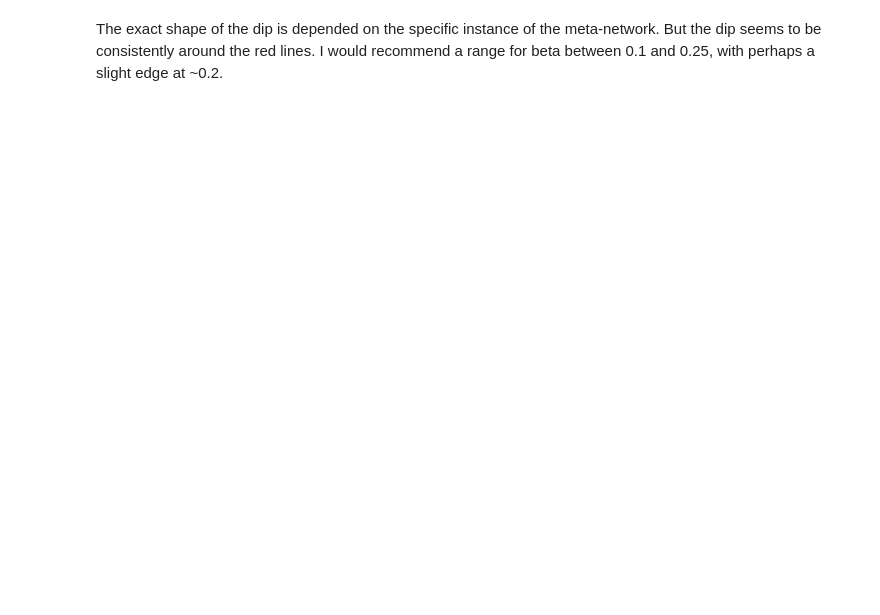
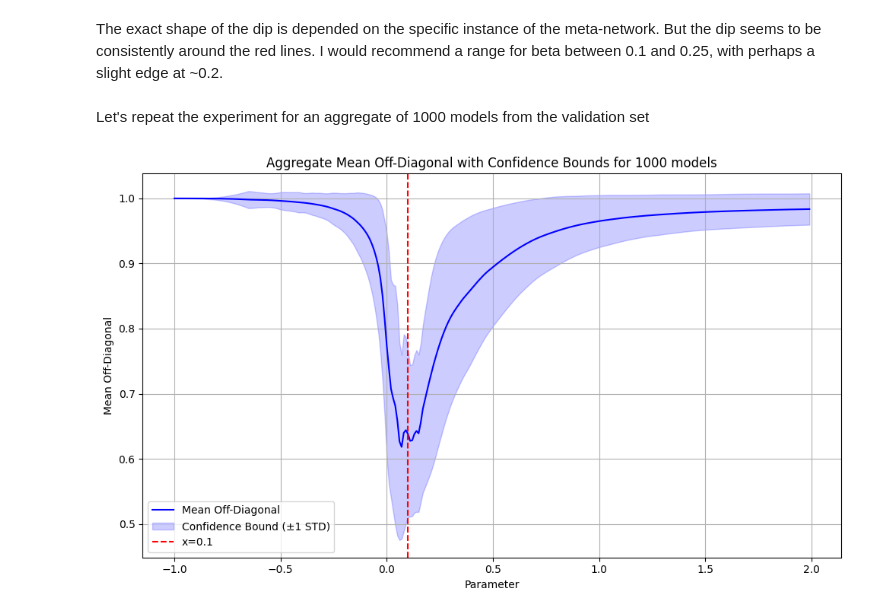
Before and after one commit to SimonIlic/WeightSpaceClassifier, a Jupyter notebook: notebooks/unlearning_directions.ipynb, the cells around one changed output. Cells and saved outputs as stored; diff of their text form; code cells hidden in the pictures; blank space fills up the shorter version.

```diff
--- a/notebooks/unlearning_directions.ipynb
+++ b/notebooks/unlearning_directions.ipynb
@@ -246,2 +267,23 @@ plt.show()
 # %% [markdown]
 The exact shape of the dip is depended on the specific instance of the meta-network. But the dip seems to be consistently around the red lines. I would recommend a range for beta between 0.1 and 0.25, with perhaps a slight edge at ~0.2.
+# %% [markdown]
+Let's repeat the experiment for an aggregate of 1000 models from the validation set
+# %%
+# Function to compute mean off-diagonal for all models in the validation set
+def compute_mean_off_diag_for_all_models(loss_fn, meta_network, weights_val, accuracies_val, parameters):
+    results = []
+    for model_idx in range(1000):
+        model_weights_tensor = th.tensor(weights_val[-model_idx], dtype=th.float32, requires_grad=True).unsqueeze(0)
+        model_weights_tensor.retain_grad()
+        true = th.tensor(accuracies_val[model_idx])
+        mean_off_diags = [
+            compute_mean_off_diag(loss_fn, meta_network, model_weights_tensor, parameter=param)
+            for param in parameters
+        ]
+        results.append(mean_off_diags)
+    return np.array(results)
+
+# Compute mean off-diagonal for the entire validation set
+all_mean_off_diags = compute_mean_off_diag_for_all_models(
+    boost_loss_fn, meta_network, weights_val, accuracies_val, parameters
+)
@@ -248,3 +302,27 @@ The exact shape of the dip is depended on the specific instance of the meta-netw
+# %%
+# Compute mean and standard deviation across all models
+mean_off_diags_aggregate = all_mean_off_diags.mean(axis=0)
+std_off_diags_aggregate = all_mean_off_diags.std(axis=0)
+
+# Plot the mean with confidence bounds
+plt.figure(figsize=(10, 6))
+plt.plot(parameters, mean_off_diags_aggregate, label="Mean Off-Diagonal", color="blue")
+plt.fill_between(parameters,
+                 mean_off_diags_aggregate - std_off_diags_aggregate,
+                 mean_off_diags_aggregate + std_off_diags_aggregate,
+                 color="blue", alpha=0.2, label="Confidence Bound (±1 STD)")
+
+# Add labels, title, and legend
+plt.xlabel("Parameter")
+plt.ylabel("Mean Off-Diagonal")
+plt.title("Aggregate Mean Off-Diagonal with Confidence Bounds for 1000 models")
+plt.axvline(x=0.1, color='red', linestyle='--', label='x=0.1')
+plt.legend()
+plt.grid(True)
+plt.tight_layout()
+plt.show()
+# %% [output]
+[figure, added]
 # %%
 def unlearn(step_size=0.001, n_steps=100):
     model_weights_tensor.grad = None
```
Also changed, not shown: parts of 9 cells of this notebook.
